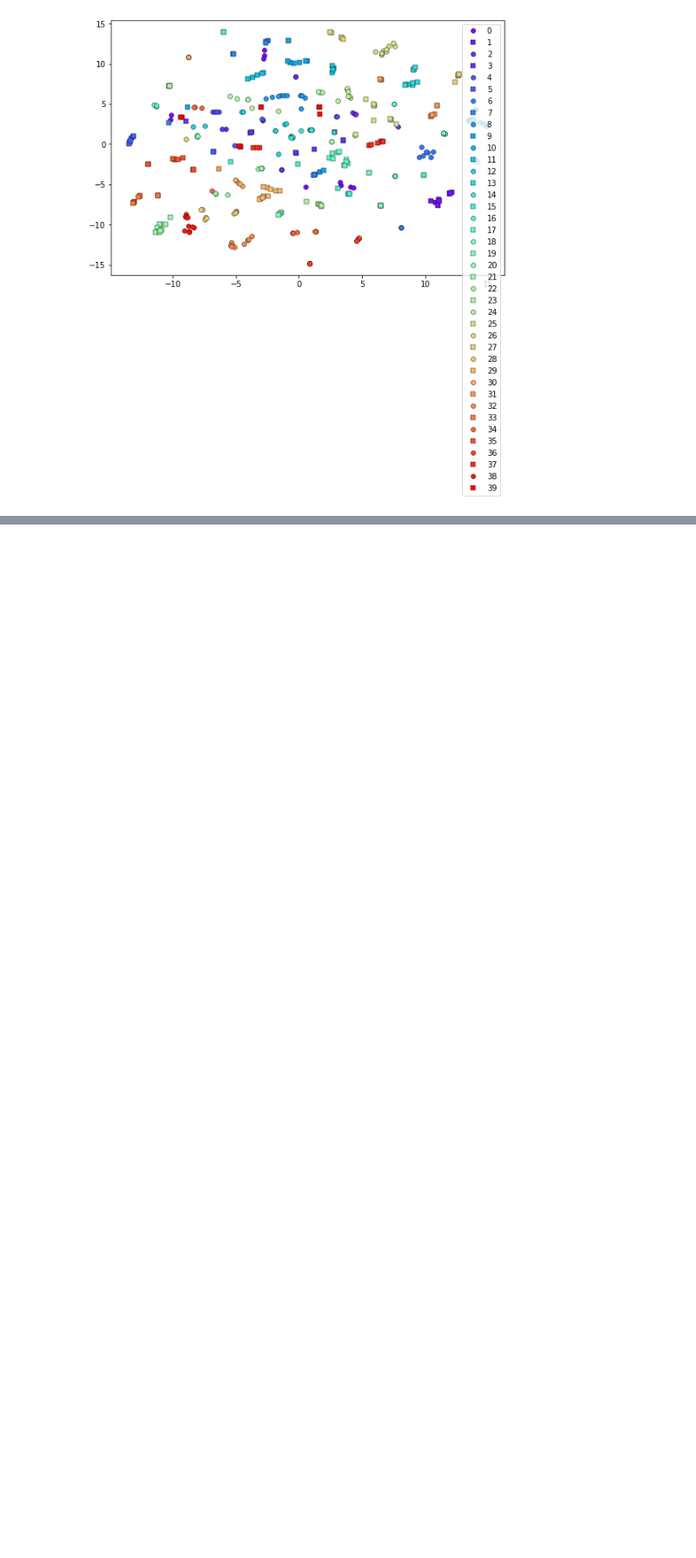
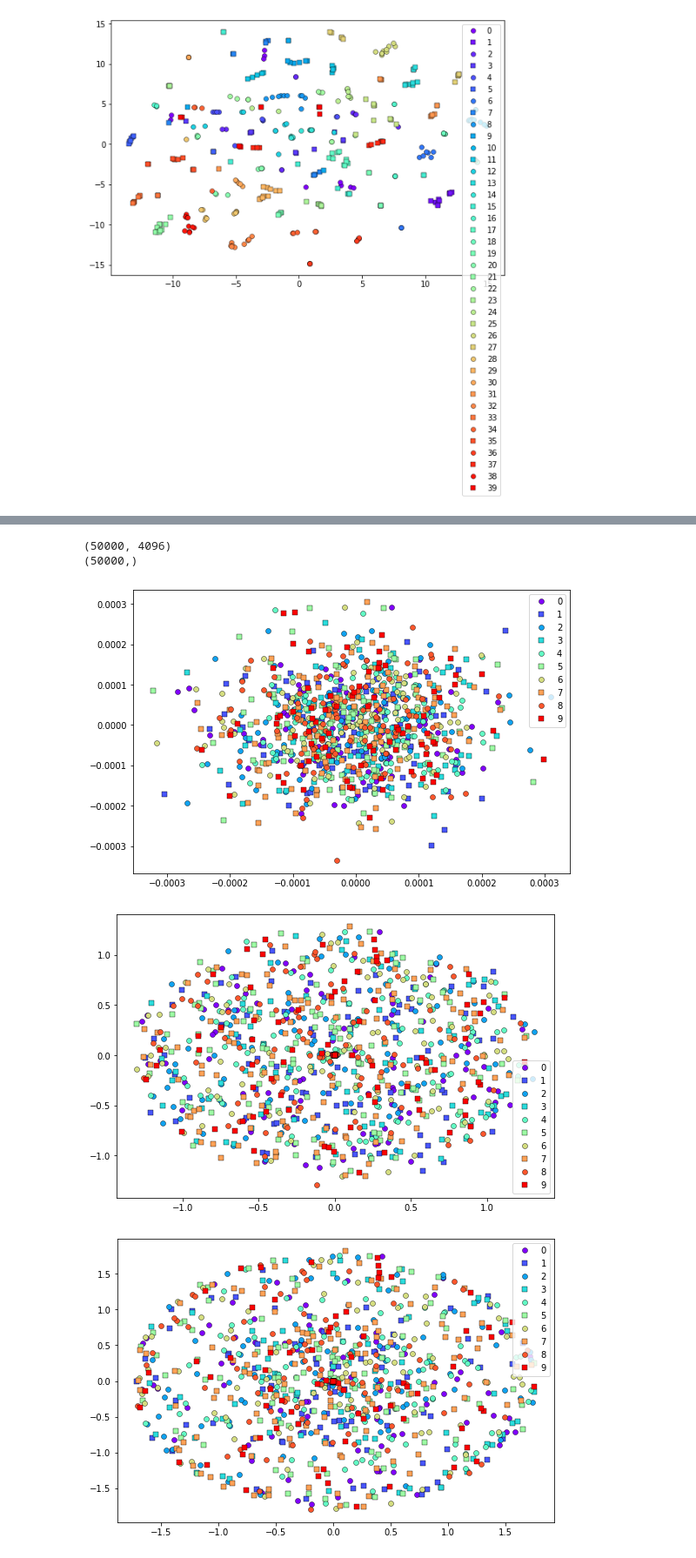
Before and after one commit to kjain1810/t-SNE, a Jupyter notebook: src/tsne.ipynb, the cells around one changed output, grey strips where cells are left out. Shown at 87% size. Cells and saved outputs as stored; diff of their text form; code cells hidden in the pictures; blank space fills up the shorter version.

Commit message:
Adding Animals-10 t-SNE

```diff
--- a/src/tsne.ipynb
+++ b/src/tsne.ipynb
@@ -246,0 +278,3 @@ Y = get_TSNE_output_and_plot(X, y)
+# %%
+files = [f for f in os.listdir("../animals-10/training")]
+print(files[0:10])
@@ -246,0 +283,30 @@ Y = get_TSNE_output_and_plot(X, y)
+# %%
+images = []
+tag = []
+for file in files:
+    img = cv2.imread("../animals-10/training/"+file)
+    b, g, r = cv2.split(img)
+    b = b.flatten()
+    g = g.flatten()
+    r = r.flatten()
+    image_vector = b + g + r
+    images.append(image_vector)
+    tag.append(ord(file[0]) - 48)
+# %%
+X_all = np.array(images)
+y_all = np.array(tag)
+# %%
+print(X_all.shape)
+print(y_all.shape)
+# %% [output]
+(50000, 4096)
+(50000,)
+# %%
+NUM_POINTS = 1000
+X = X_all[0:NUM_POINTS]
+y = y_all[0:NUM_POINTS]
+Y = get_TSNE_output_and_plot(X, y)
+# %% [output]
+[figure, added]
+[figure, added]
+[figure, added]
```
Also changed, not shown: parts of 9 cells of this notebook, 5 other files.
